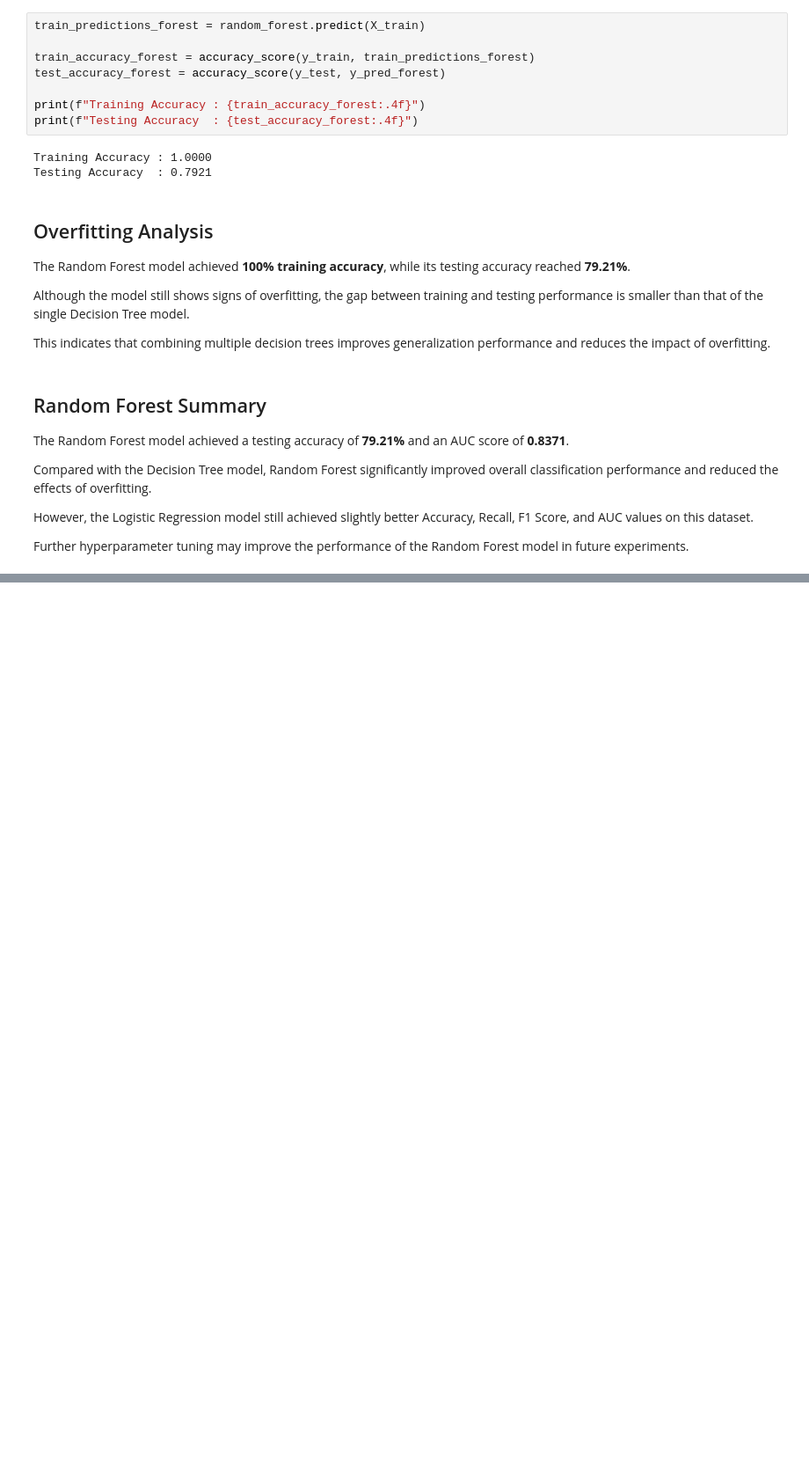
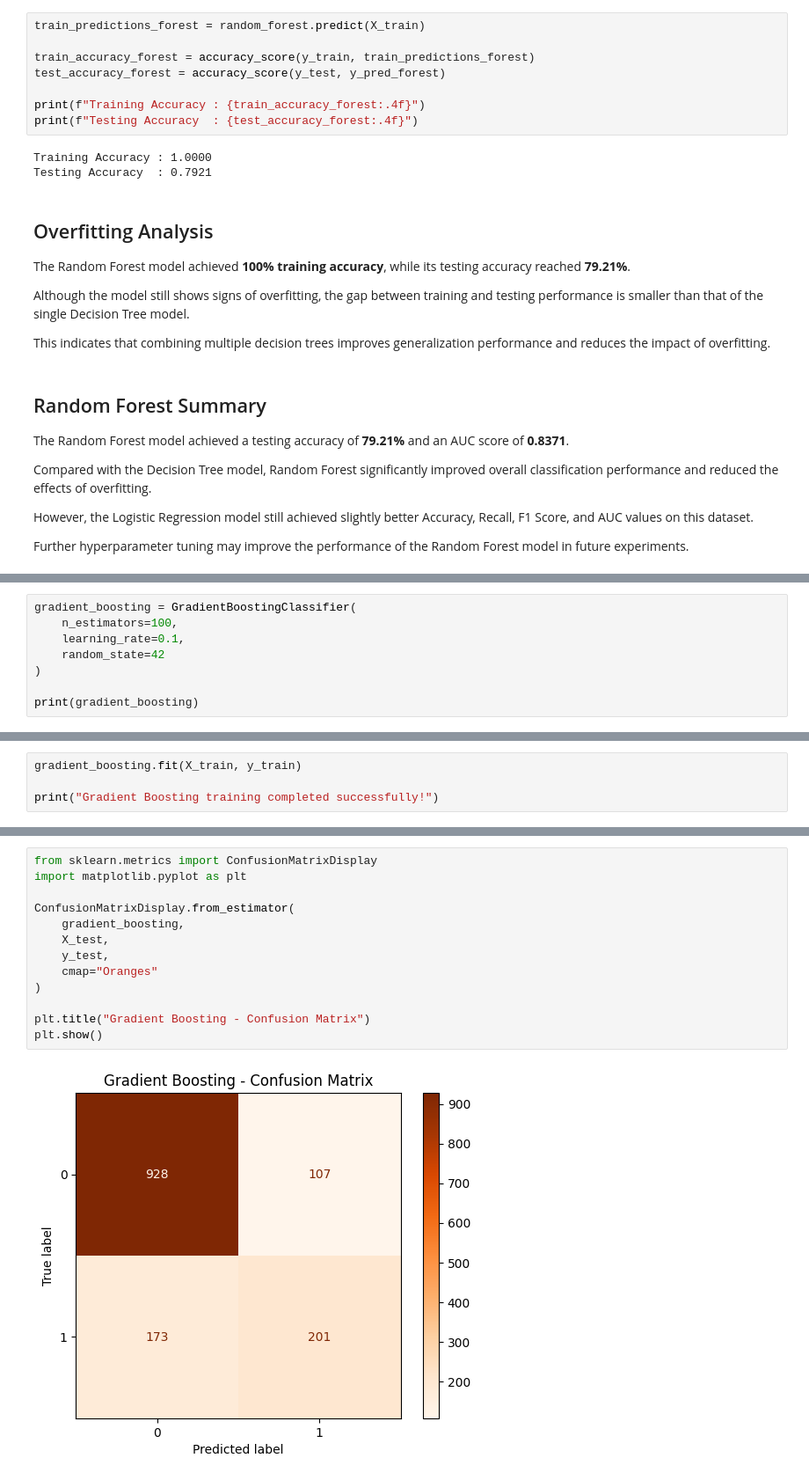
Before and after one commit to yarenyavuz/telecom-customer-retention-intelligence-platform, a Jupyter notebook: notebooks/04_model_development.ipynb, the cells around one changed output, grey strips where cells are left out. Shown at 88% size. Drawn from its saved outputs; the diff is of its cells as text; blank space fills up the shorter version.

Commit message:
Complete Day 12: Gradient Boosting model evaluation

```diff
--- a/notebooks/04_model_development.ipynb
+++ b/notebooks/04_model_development.ipynb
@@ -566,0 +579,8 @@ Further hyperparameter tuning may improve the performance of the Random Forest m
+# %%
+gradient_boosting = GradientBoostingClassifier(
+    n_estimators=100,
+    learning_rate=0.1,
+    random_state=42
+)
+
+print(gradient_boosting)
@@ -566,0 +593,4 @@ Further hyperparameter tuning may improve the performance of the Random Forest m
+# %%
+gradient_boosting.fit(X_train, y_train)
+
+print("Gradient Boosting training completed successfully!")
@@ -566,0 +660,15 @@ Further hyperparameter tuning may improve the performance of the Random Forest m
+# %%
+from sklearn.metrics import ConfusionMatrixDisplay
+import matplotlib.pyplot as plt
+
+ConfusionMatrixDisplay.from_estimator(
+    gradient_boosting,
+    X_test,
+    y_test,
+    cmap="Oranges"
+)
+
+plt.title("Gradient Boosting - Confusion Matrix")
+plt.show()
+# %% [output]
+[figure, added]
```
Also changed, not shown: parts of 22 cells of this notebook.
